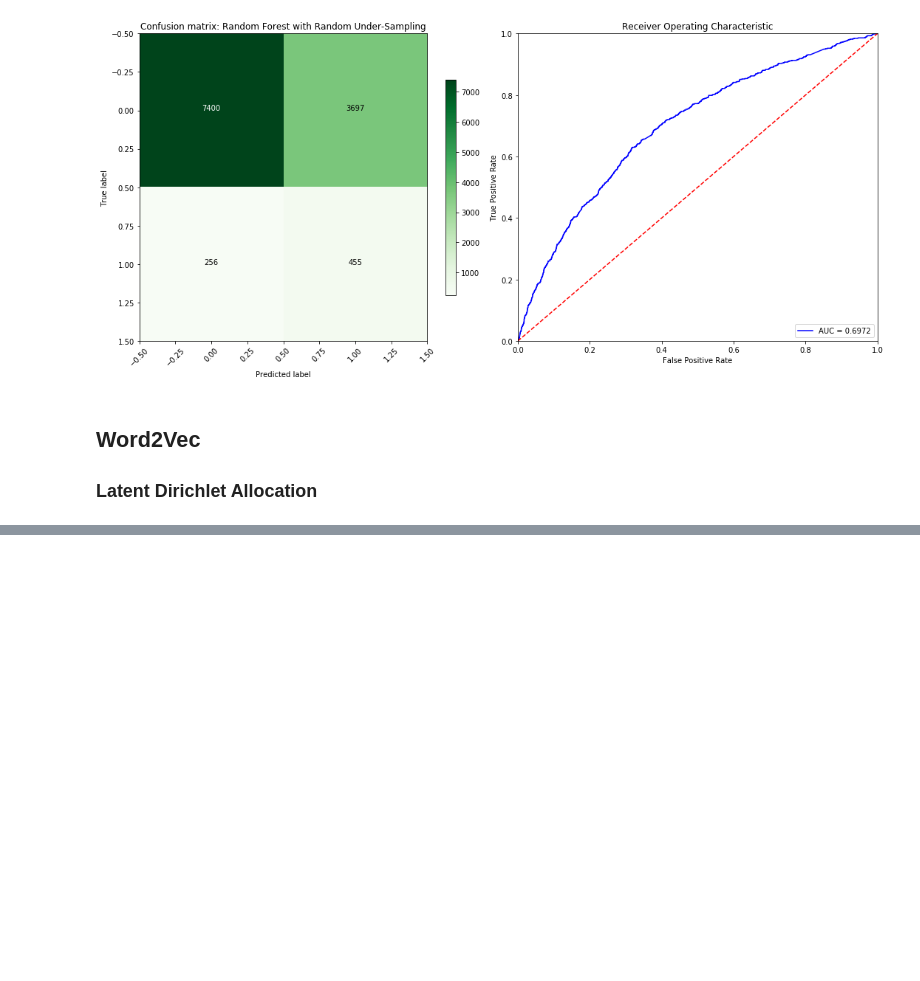
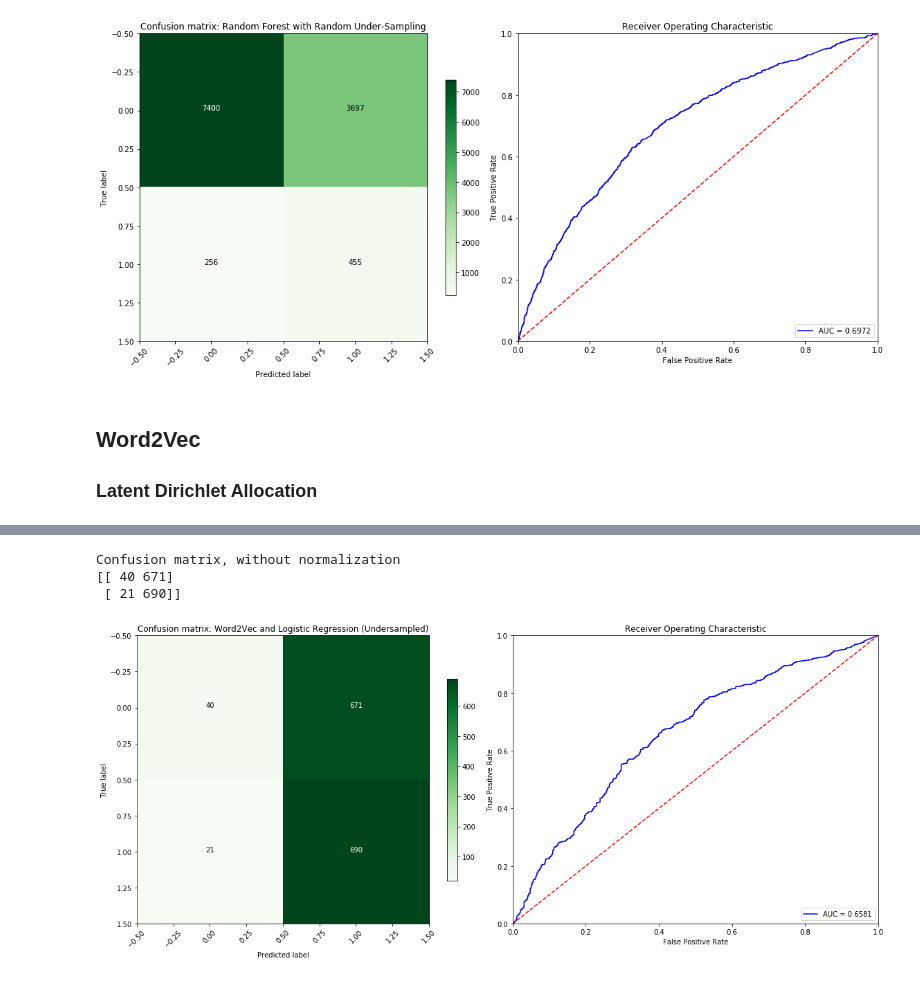
Before and after one commit to TheeChris/hospital_readmission, a Jupyter notebook: Predictive_Modeling.ipynb, the cells around one changed output, grey strips where cells are left out. Cells and saved outputs as stored; diff of their text form; code cells hidden in the pictures; blank space fills up the shorter version.

```diff
--- a/Predictive_Modeling.ipynb
+++ b/Predictive_Modeling.ipynb
@@ -213,0 +323,25 @@ Confusion matrix, without normalization
+# %%
+# train and fit Word2Vec and LDA model with undersampled majority class
+clf_rus, clf_fit_rus, y_pred_rus, cnf_matrix_rus = word2vec_logistic_regression(train_feat=X_train_w2v_rus, train_label=df_train_undersampled.label,
+                                                                                model='w2v_lda', test_feat=X_test_w2v_rus,
+                                                                                test_label=df_test_undersampled.label, lr_params=lr_params)
+# %%
+plt.figure(figsize=(16, 7))
+
+# plot confusion matrix
+ax1 = plt.subplot(121)
+plot_confusion_matrix(cnf_matrix_rus, classes=['No Readmission','Readmission'],
+                      title='Confusion matrix: Word2Vec and Logistic Regression (Undersampled)',
+                      cmap=plt.cm.Greens, ax=ax1)
+
+# plot ROC curve
+ax2 = plt.subplot(122)
+draw_roc_curve(model=clf_rus, features=X_test_w2v_rus, target=df_test_undersampled.label, ax=ax2)
+
+plt.tight_layout(w_pad=0.01)
+plt.show()
+# %% [output]
+Confusion matrix, without normalization
+[[ 40 671]
+ [ 21 690]]
+[figure, added]
```
Also changed, not shown: parts of 21 cells of this notebook.
